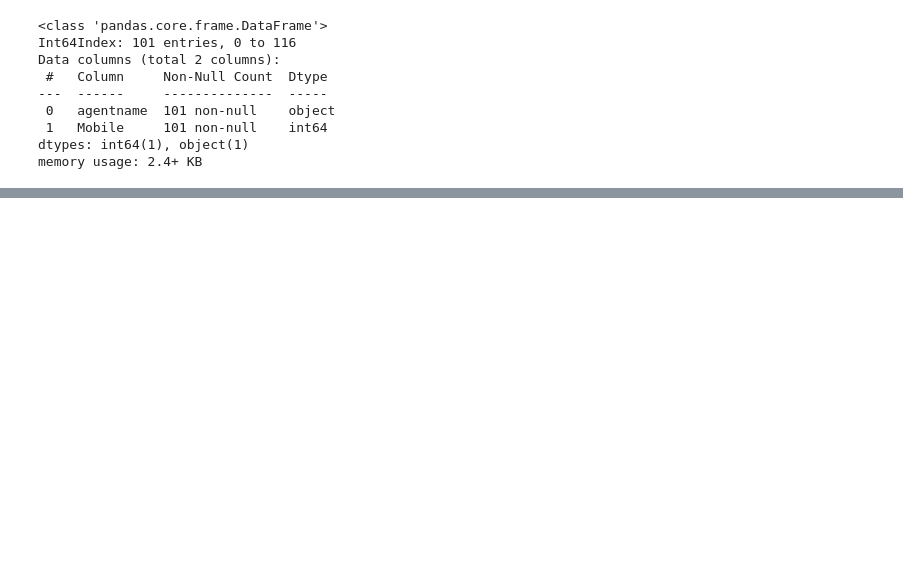
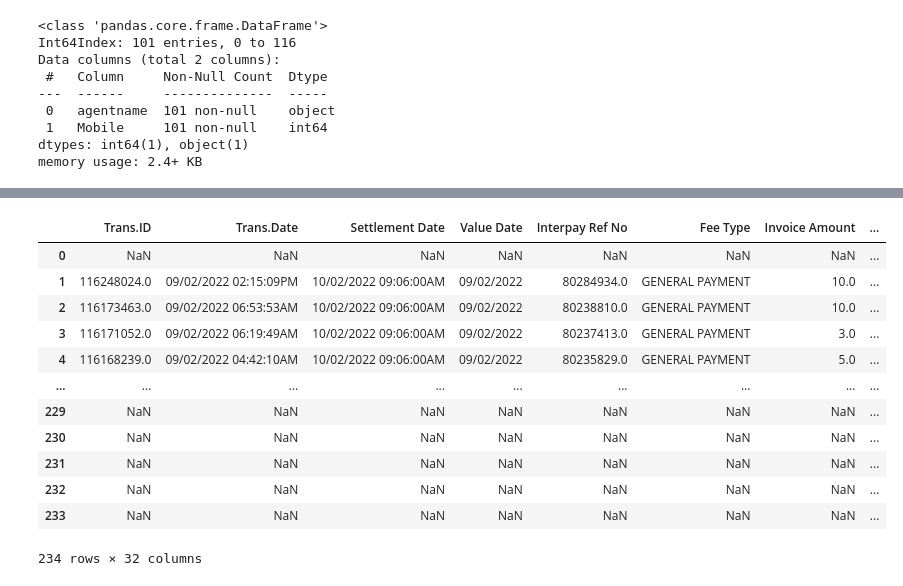
Before and after one commit to bryted/randomactivities, a Jupyter notebook: finalagentreport.ipynb, the cells around one changed output, grey strips where cells are left out. Cells and saved outputs as stored; diff of their text form; code cells hidden in the pictures; blank space fills up the shorter version.

```diff
--- a/finalagentreport.ipynb
+++ b/finalagentreport.ipynb
@@ -235,0 +266,22 @@ final.agentname = final.agentname.str.upper()#converts agentname to capital lett
+# %%
+agent_list = pd.read_excel('agent_list.xlsx')
+# %%
+ag_list = pd.merge( final, agent_list,
+                      on ='agentname',
+                      how ='right')
+# %%
+ag_list
+# %% [output]
+|  | Trans.ID | Trans.Date | Settlement Date | Value Date | Interpay Ref No | Fee Type | Invoice Amount | ... |
+| 0 | NaN | NaN | NaN | NaN | NaN | NaN | NaN | ... |
+| 1 | 116248024.0 | 09/02/2022 02:15:09PM | 10/02/2022 09:06:00AM | 09/02/2022 | 80284934.0 | GENERAL PAYMENT | 10.0 | ... |
+| 2 | 116173463.0 | 09/02/2022 06:53:53AM | 10/02/2022 09:06:00AM | 09/02/2022 | 80238810.0 | GENERAL PAYMENT | 10.0 | ... |
+| 3 | 116171052.0 | 09/02/2022 06:19:49AM | 10/02/2022 09:06:00AM | 09/02/2022 | 80237413.0 | GENERAL PAYMENT | 3.0 | ... |
+| 4 | 116168239.0 | 09/02/2022 04:42:10AM | 10/02/2022 09:06:00AM | 09/02/2022 | 80235829.0 | GENERAL PAYMENT | 5.0 | ... |
+| ... | ... | ... | ... | ... | ... | ... | ... | ... |
+| 229 | NaN | NaN | NaN | NaN | NaN | NaN | NaN | ... |
+| 230 | NaN | NaN | NaN | NaN | NaN | NaN | NaN | ... |
+| 231 | NaN | NaN | NaN | NaN | NaN | NaN | NaN | ... |
+| 232 | NaN | NaN | NaN | NaN | NaN | NaN | NaN | ... |
+| 233 | NaN | NaN | NaN | NaN | NaN | NaN | NaN | ... |
+234 rows × 32 columns
```
Also changed, not shown: parts of 18 cells of this notebook.
